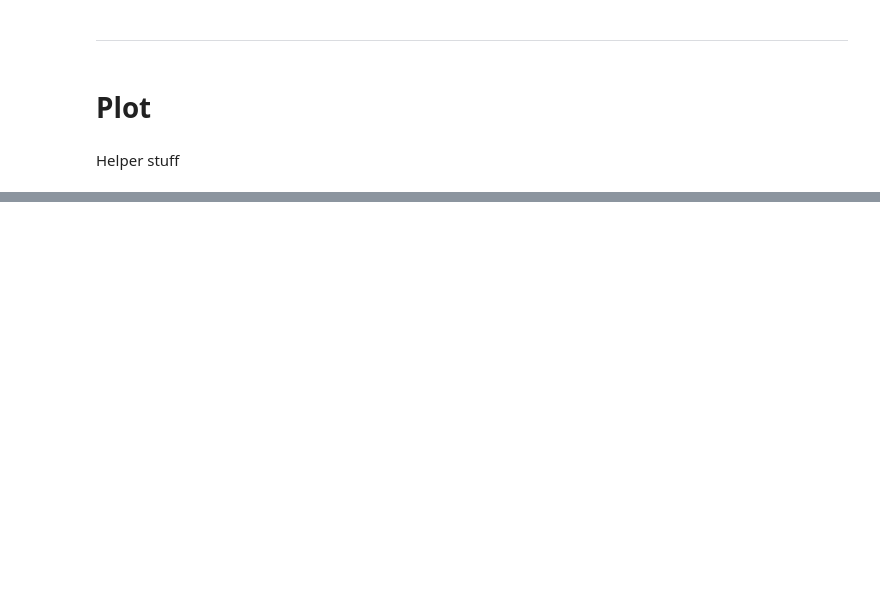
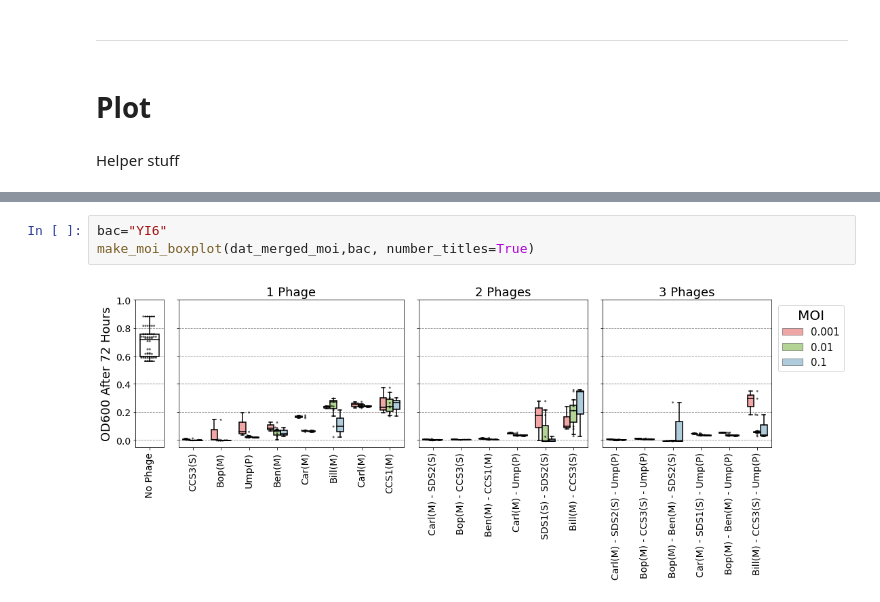
Before and after one commit to swandro/phage_cocktails, a Jupyter notebook: plot_cocktails.ipynb, the cells around one changed output, grey strips where cells are left out. Drawn from its saved outputs; the diff is of its cells as text; blank space fills up the shorter version.

```diff
--- a/plot_cocktails.ipynb
+++ b/plot_cocktails.ipynb
@@ -262,0 +389,5 @@ make_boxplot(dat_merged,"V587", number_titles=False)
+# %%
+bac="YI6"
+make_moi_boxplot(dat_merged_moi,bac, number_titles=True)
+# %% [output]
+[figure, added]
```
Also changed, not shown: parts of 13 cells of this notebook, 4 other files.
